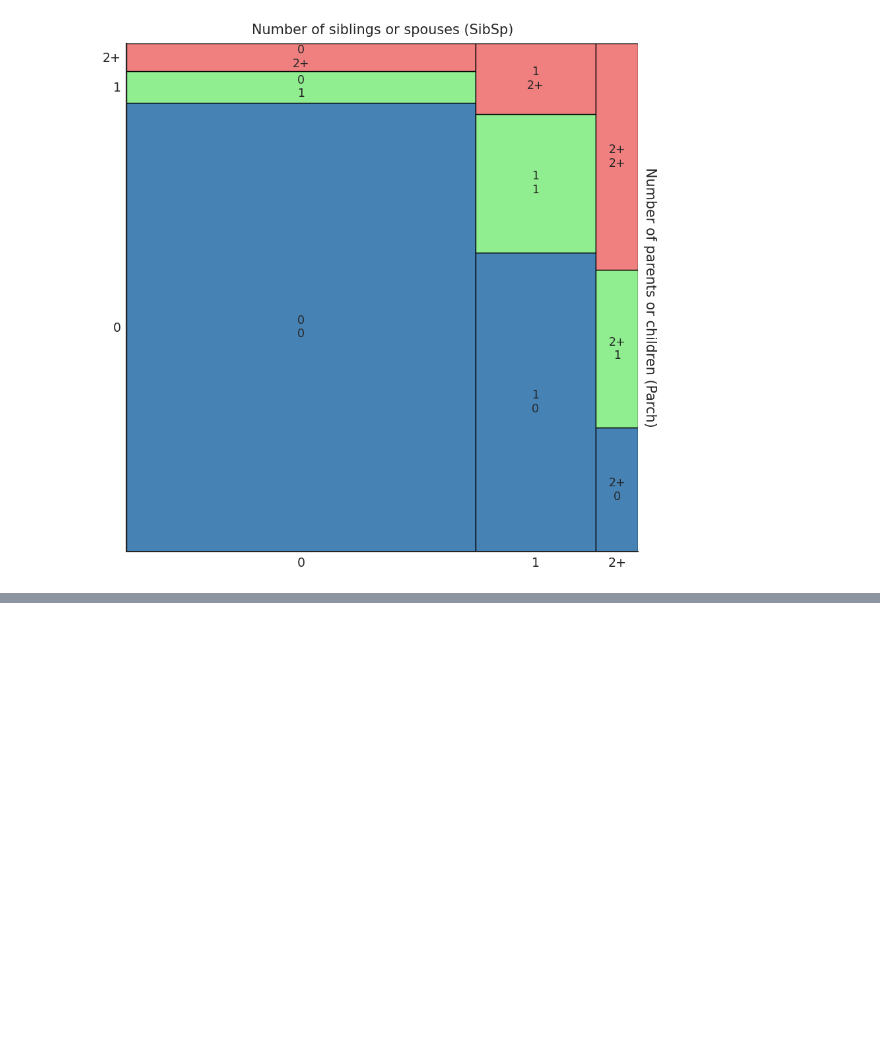
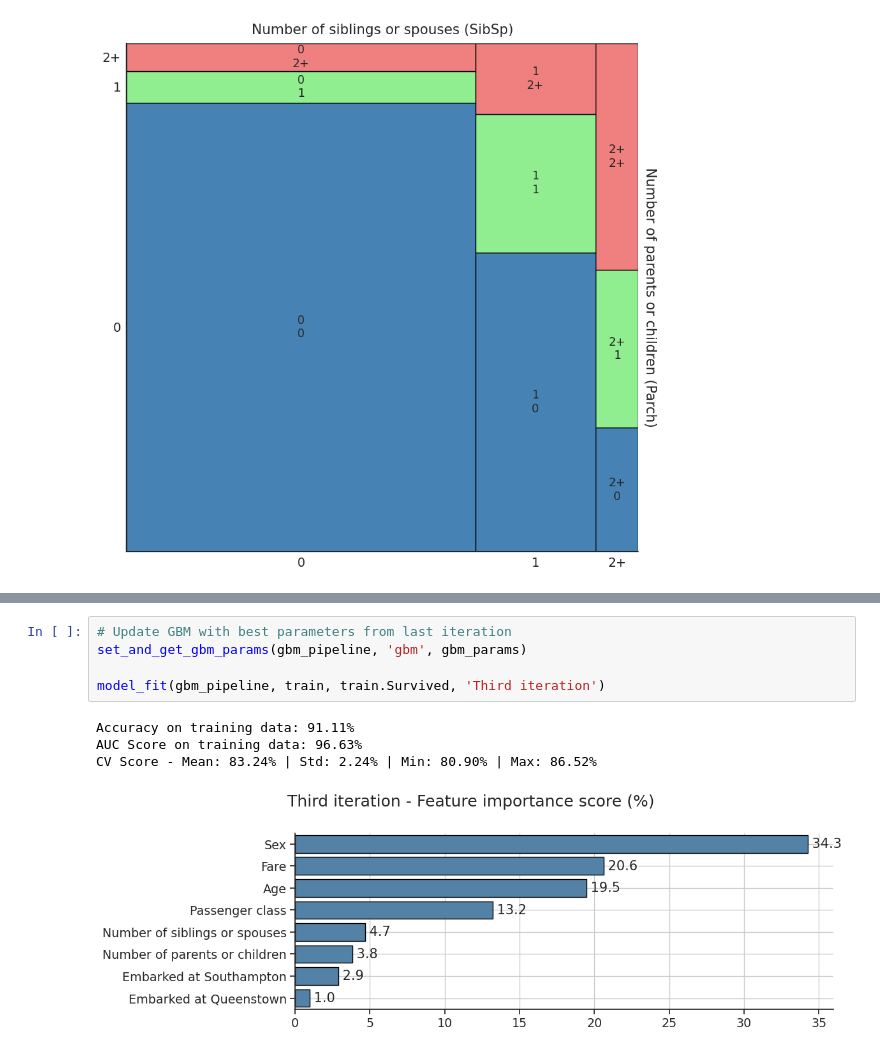
Before and after one commit to BPRateiro/Kaggle-competitions, a Jupyter notebook: titanic-eda-and-prediction.ipynb, the cells around one changed output, grey strips where cells are left out. Drawn from its saved outputs; the diff is of its cells as text; blank space fills up the shorter version.

```diff
--- a/titanic-eda-and-prediction.ipynb
+++ b/titanic-eda-and-prediction.ipynb
@@ -979,0 +1183,10 @@ WIP
+# %%
+# Update GBM with best parameters from last iteration
+set_and_get_gbm_params(gbm_pipeline, 'gbm', gbm_params)
+
+model_fit(gbm_pipeline, train, train.Survived, 'Third iteration')
+# %% [output]
+Accuracy on training data: 91.11%
+AUC Score on training data: 96.63%
+CV Score - Mean: 83.24% | Std: 2.24% | Min: 80.90% | Max: 86.52%
+[figure, added]
```
Also changed, not shown: parts of 25 cells of this notebook.
